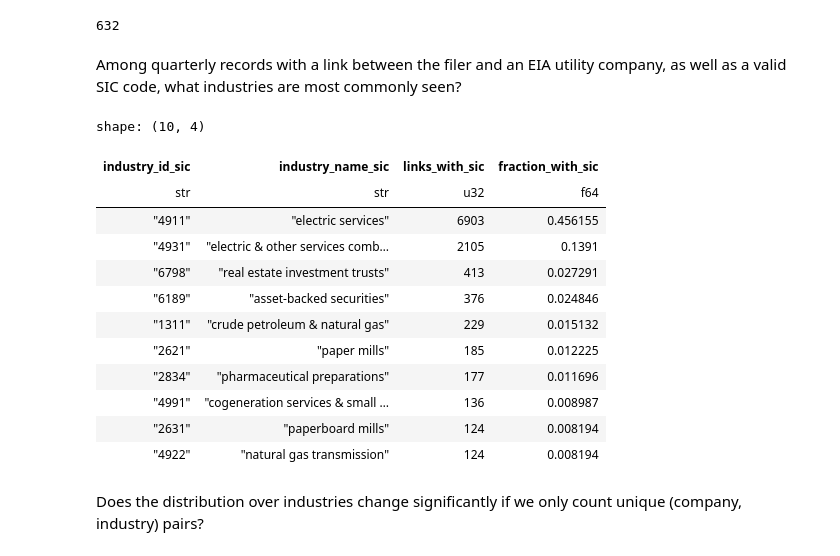
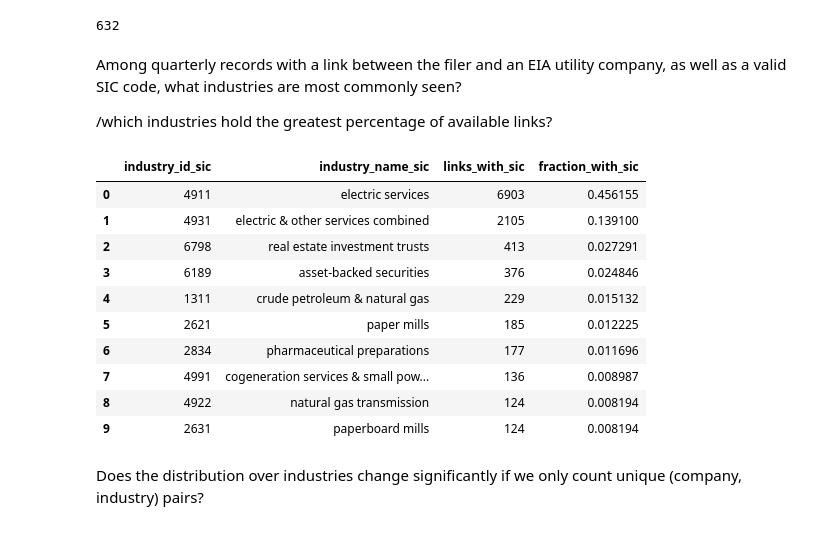
Before and after one commit to catalyst-cooperative/pudl-examples, a Jupyter notebook: 07-sec10k-use-cases.ipynb, the cells around one changed output. Drawn from its saved outputs; the diff is of its cells as text; code cells hidden in the pictures.

```diff
--- a/07-sec10k-use-cases.ipynb
+++ b/07-sec10k-use-cases.ipynb
@@ -3,5 +17,6 @@
 # %%
 def s3(table):
+    """Get the S3 address for a PUDL table's parquet file."""
     return f"s3://pudl.catalyst.coop/nightly/{table}.parquet"
 # %% [markdown]
 # 1. Warm-up: Find all historical names for a company
@@ -56,5 +101,8 @@ import polars as pl
+# %%
+company_quarters = pd.read_parquet(s3("out_sec10k__quarterly_company_information"))
 # %%
-company_quarters = pl.read_parquet(
+import polars as pl
+pl_company_quarters = pl.read_parquet(
     s3("out_sec10k__quarterly_company_information"),
     storage_options={
         "skip_signature": "true",
@@ -66,8 +114,8 @@ company_quarters = pl.read_parquet(
 # %% [markdown]
 For how many quarterly records do we have a link between the SEC filer and an EIA utility ID?
 # %%
-linked_company_quarters = company_quarters.filter(pl.col("utility_id_eia").is_not_null())
-linked_company_quarters.height
+linked_company_quarters = company_quarters.loc[company_quarters.utility_id_eia.notna()]
+linked_company_quarters.shape[0]
 # %% [output]
 15178
 # %% [markdown]
@@ -105,33 +156,34 @@ linked_company_quarters.unique(subset=["central_index_key","industry_id_sic"]).h
 632
 # %% [markdown]
 Among quarterly records with a link between the filer and an EIA utility company, as well as a valid SIC code, what industries are most commonly seen?
+
+/which industries hold the greatest percentage of available links?
 # %%
 quarterly_links_per_sic = (
     linked_company_quarters
-    .filter(pl.col("industry_id_sic").is_not_null())
-    .select(["industry_id_sic","industry_name_sic"])
-    .group_by(["industry_id_sic","industry_name_sic"])
-    .agg(links_with_sic=pl.len())
-    .with_columns(
-        fraction_with_sic=pl.col("links_with_sic") / pl.col("links_with_sic").sum()
-    )
-    .sort("fraction_with_sic", descending=True)
+    .loc[linked_company_quarters.industry_id_sic.notna()]
+    [["industry_id_sic","industry_name_sic"]]
+    .value_counts()
+    .pipe(lambda links_with_sic: pd.DataFrame({
+        "links_with_sic": links_with_sic,
+        "fraction_with_sic": links_with_sic/links_with_sic.sum()
+    }))
+    .sort_values("fraction_with_sic", ascending=False)
+    .reset_index()
 )
 quarterly_links_per_sic.head(10)
 # %% [output]
-shape: (10, 4)
-| industry_id_sic | industry_name_sic | links_with_sic | fraction_with_sic |
-| str | str | u32 | f64 |
-| "4911" | "electric services" | 6903 | 0.456155 |
-| "4931" | "electric & other services comb… | 2105 | 0.1391 |
-| "6798" | "real estate investment trusts" | 413 | 0.027291 |
-| "6189" | "asset-backed securities" | 376 | 0.024846 |
-| "1311" | "crude petroleum & natural gas" | 229 | 0.015132 |
-| "2621" | "paper mills" | 185 | 0.012225 |
-| "2834" | "pharmaceutical preparations" | 177 | 0.011696 |
-| "4991" | "cogeneration services & small … | 136 | 0.008987 |
-| "2631" | "paperboard mills" | 124 | 0.008194 |
-| "4922" | "natural gas transmission" | 124 | 0.008194 |
+|  | industry_id_sic | industry_name_sic | links_with_sic | fraction_with_sic |
+| 0 | 4911 | electric services | 6903 | 0.456155 |
+| 1 | 4931 | electric & other services combined | 2105 | 0.139100 |
+| 2 | 6798 | real estate investment trusts | 413 | 0.027291 |
+| 3 | 6189 | asset-backed securities | 376 | 0.024846 |
+| 4 | 1311 | crude petroleum & natural gas | 229 | 0.015132 |
+| 5 | 2621 | paper mills | 185 | 0.012225 |
+| 6 | 2834 | pharmaceutical preparations | 177 | 0.011696 |
+| 7 | 4991 | cogeneration services & small pow... | 136 | 0.008987 |
+| 8 | 4922 | natural gas transmission | 124 | 0.008194 |
+| 9 | 2631 | paperboard mills | 124 | 0.008194 |
 # %% [markdown]
 Does the distribution over industries change significantly if we only count unique (company, industry) pairs?
 # %%
```
Also changed, not shown: parts of 58 cells of this notebook.
